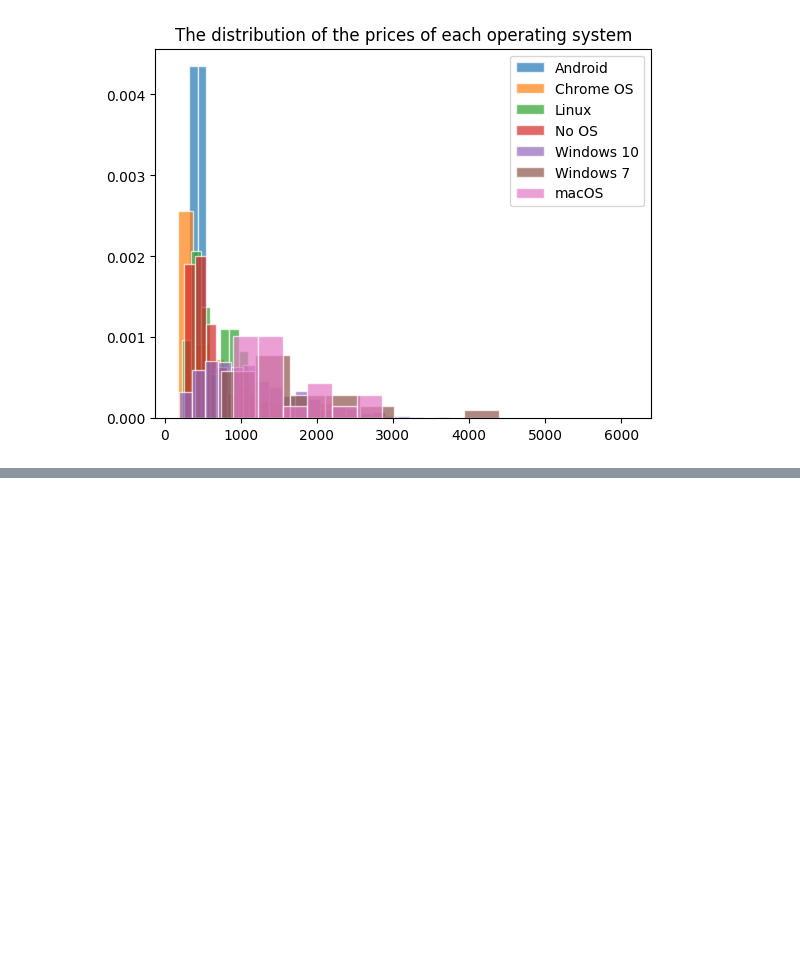
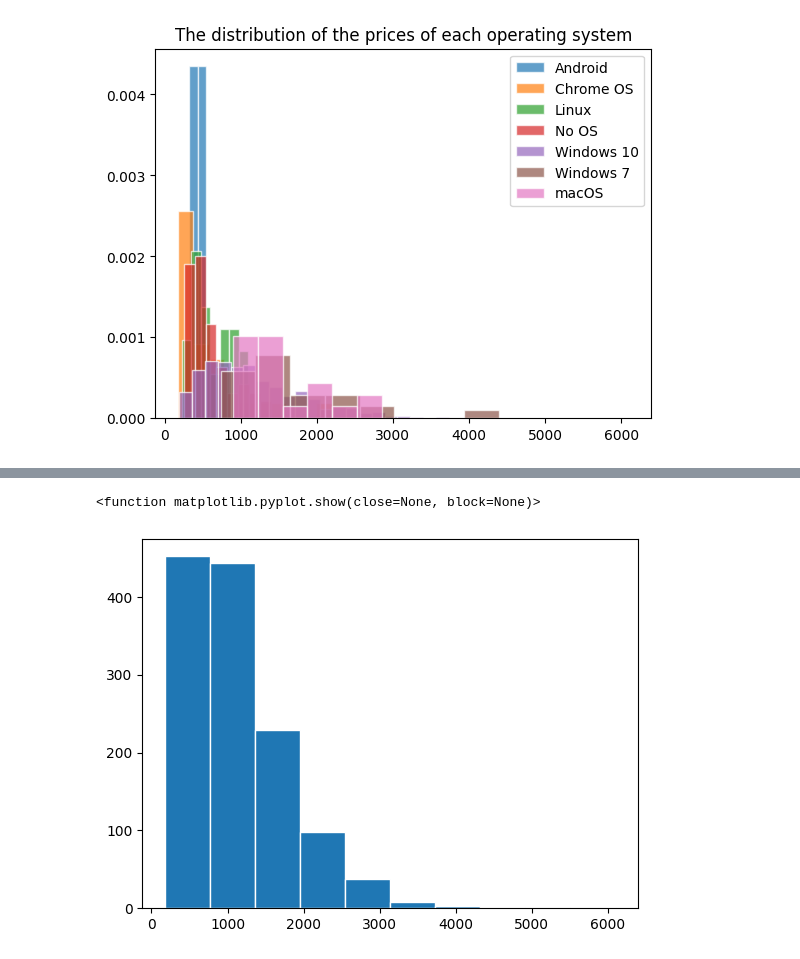
Before and after one commit to oredan23/laptop-analysis, a Jupyter notebook: mini_project_file_1.ipynb, the cells around one changed output, grey strips where cells are left out. Cells and saved outputs as stored; diff of their text form; code cells hidden in the pictures; blank space fills up the shorter version.

```diff
--- a/mini_project_file_1.ipynb
+++ b/mini_project_file_1.ipynb
@@ -70,0 +89,7 @@ plt.show()
+# %%
+plt.hist(df["Price (Euro)"], edgecolor="white")
+plt.show
+# The aim of the plot was to help me understand the distribution, which is right skewed.
+# %% [output]
+<function matplotlib.pyplot.show(close=None, block=None)>
+[figure, added]
```
Also changed, not shown: parts of 4 cells of this notebook.
